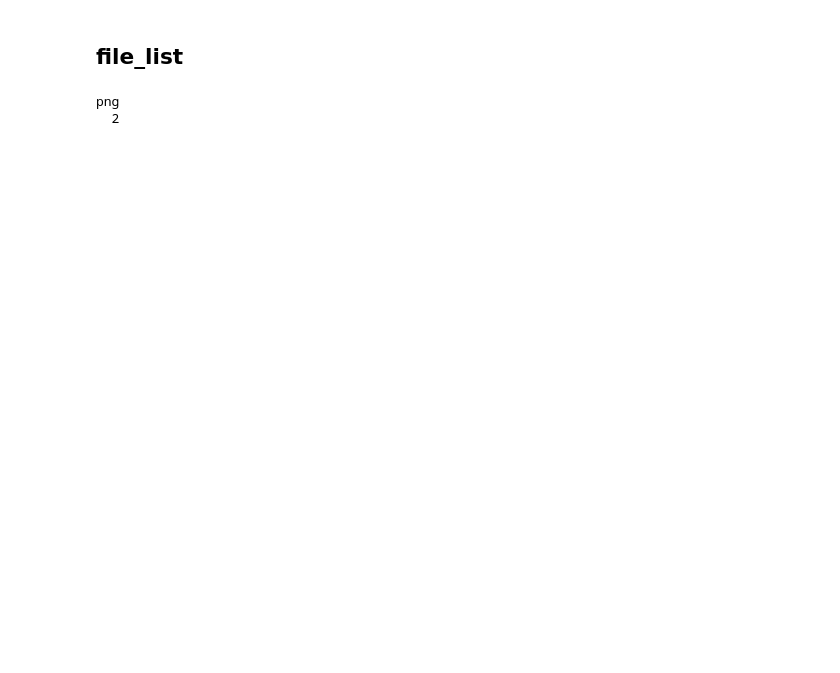
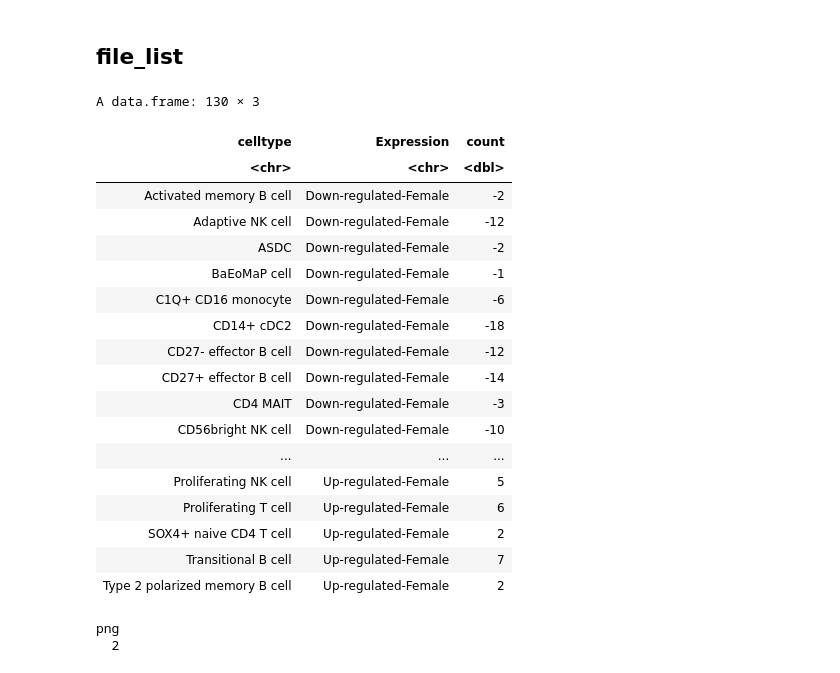
Before and after one commit to aifimmunology/sound-life-scrna-analysis, a Jupyter notebook: Mehul_Notebooks/DEG_Mehul/01D_Visualization.ipynb, the cells around one changed output. Saved outputs shown, nothing was run; the diff lists cells and outputs as text; code cells hidden in the pictures; blank space fills up the shorter version.

```diff
--- a/Mehul_Notebooks/DEG_Mehul/01D_Visualization.ipynb
+++ b/Mehul_Notebooks/DEG_Mehul/01D_Visualization.ipynb
@@ -70,8 +88,8 @@ DEG<-DEG %>% filter(Year=='Y1')
 # %%
 DEG1 <- DEG %>%
   mutate(Expression = case_when(
-    log2FoldChange >= 0.1 & padj <= 0.1 ~ "Up-regulated-CMV+",
-    log2FoldChange <= -0.1 & padj <= 0.1 ~ "Down-regulated-CMV+",
+    log2FoldChange >= 0.1 & padj <= 0.1 ~ "Up-regulated-Female",
+    log2FoldChange <= -0.1 & padj <= 0.1 ~ "Down-regulated-Female",
     TRUE ~ "Unchanged"
   ))
 # %%
@@ -100,4 +118,26 @@ DEG_filtered <- DEG1 %>%
 freq <- aggregate(cbind(count = celltype) ~ celltype + Expression, data = DEG_filtered, FUN = length)
 # %%
 freq <- freq %>%
-  mutate(count = ifelse(Expression == "Down-regulated-CMV+", -1 * count, count))
+  mutate(count = ifelse(Expression == "Down-regulated-Female", -1 * count, count))
+# %%
+freq
+# %% [output]
+A data.frame: 130 × 3
+| celltype | Expression | count |
+| <chr> | <chr> | <dbl> |
+| Activated memory B cell | Down-regulated-Female | -2 |
+| Adaptive NK cell | Down-regulated-Female | -12 |
+| ASDC | Down-regulated-Female | -2 |
+| BaEoMaP cell | Down-regulated-Female | -1 |
+| C1Q+ CD16 monocyte | Down-regulated-Female | -6 |
+| CD14+ cDC2 | Down-regulated-Female | -18 |
+| CD27- effector B cell | Down-regulated-Female | -12 |
+| CD27+ effector B cell | Down-regulated-Female | -14 |
+| CD4 MAIT | Down-regulated-Female | -3 |
+| CD56bright NK cell | Down-regulated-Female | -10 |
+| ... | ... | ... |
+| Proliferating NK cell | Up-regulated-Female | 5 |
+| Proliferating T cell | Up-regulated-Female | 6 |
+| SOX4+ naive CD4 T cell | Up-regulated-Female | 2 |
+| Transitional B cell | Up-regulated-Female | 7 |
+| Type 2 polarized memory B cell | Up-regulated-Female | 2 |
```
Also changed, not shown: parts of 11 cells of this notebook, 6 other files.
